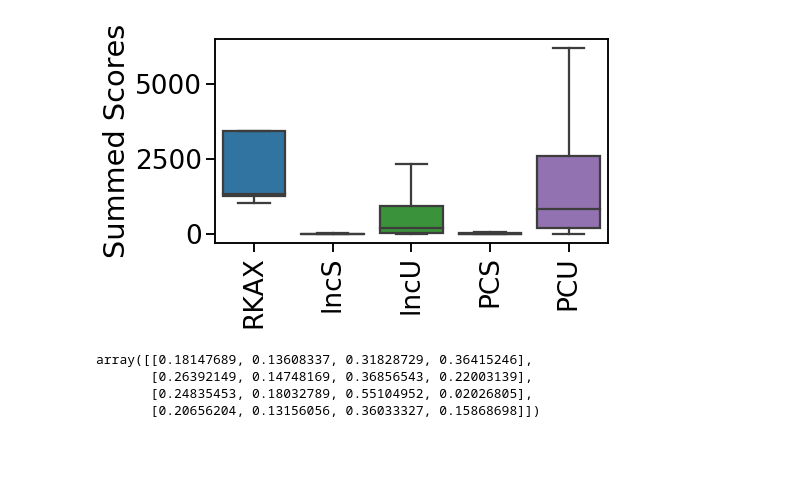
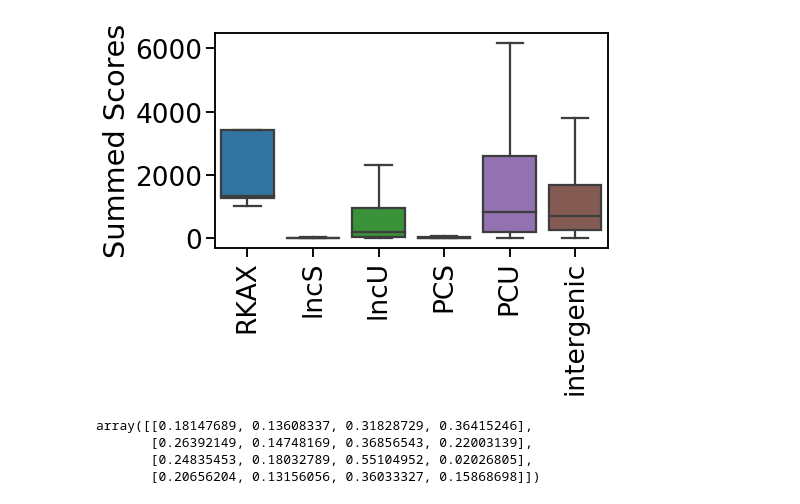
Before and after one commit to spragud2/transcriptomePRC, a Jupyter notebook: markovAnalysis.ipynb, the cells around one changed output. Drawn from its saved outputs; the diff is of its cells as text; code cells hidden in the pictures; blank space fills up the shorter version.

```diff
--- a/markovAnalysis.ipynb
+++ b/markovAnalysis.ipynb
@@ -55,5 +45,5 @@ Index(['fixed_mm10_lncRNAspliced_4_200win_20slide_0LRcutoff_MARKOV',
        'RKAX_4_200win_20slide_0LRcutoff_MARKOV'],
       dtype='object')
 # %%
-df.columns = ['lncS','lncU','PCS','PCU','RKAX']
-df = df[['RKAX','lncS','lncU','PCS','PCU']]
+df.columns = ['intergenic','lncS','lncU','PCS','PCU','RKAX']
+df = df[['RKAX','lncS','lncU','PCS','PCU','intergenic']]
@@ -64,14 +52,14 @@ import seaborn as sns
 import matplotlib.pyplot as plt
 # %%
 sns.set_context('talk',font_scale=1.6)
-plt.figure(figsize=(8,5))
+plt.figure(figsize=(8,6))
 sns.boxplot(data=df,showfliers=False)
 plt.xticks(rotation=90)
 plt.ylabel('Summed Scores')
 plt.tight_layout()
 plt.savefig('./4mer_100w20s_markov_2LR_sumScore.pdf',bbox_inches='tight')
 # %% [output]
-[figure, old version]
+[figure, new version]
 # %%
 import numpy as np
 # %%
```
Also changed, not shown: parts of 4 cells of this notebook, 17 other files.
